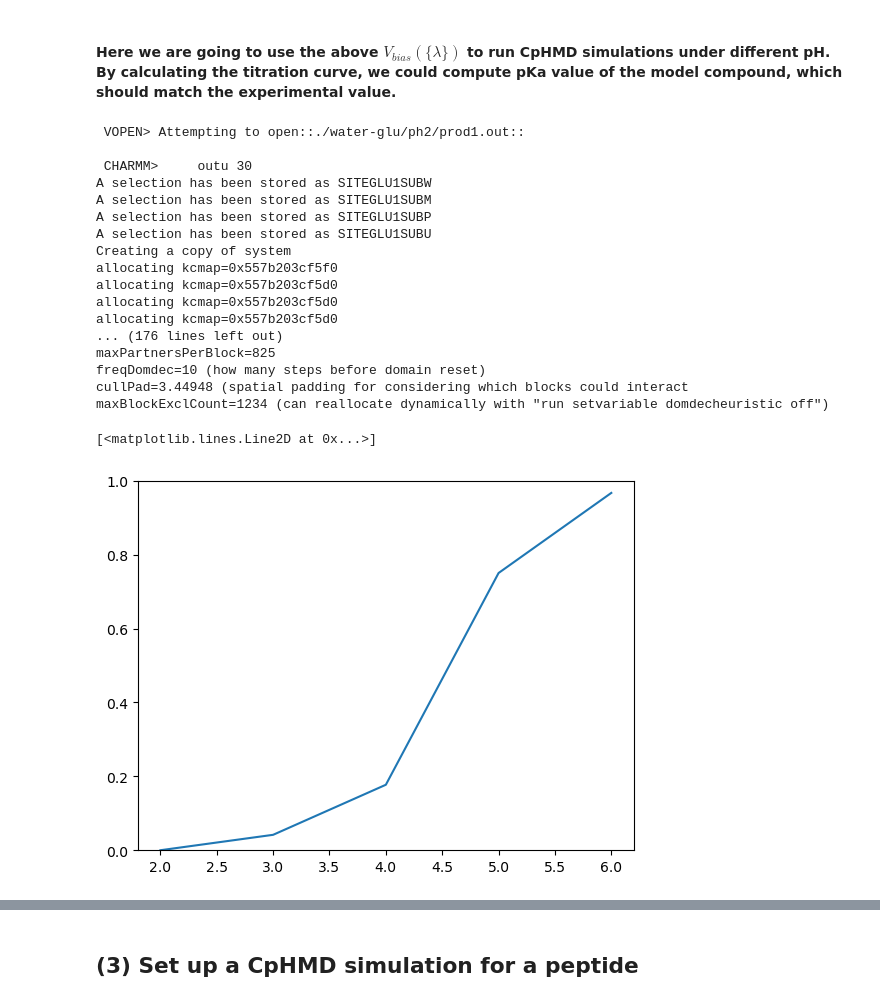
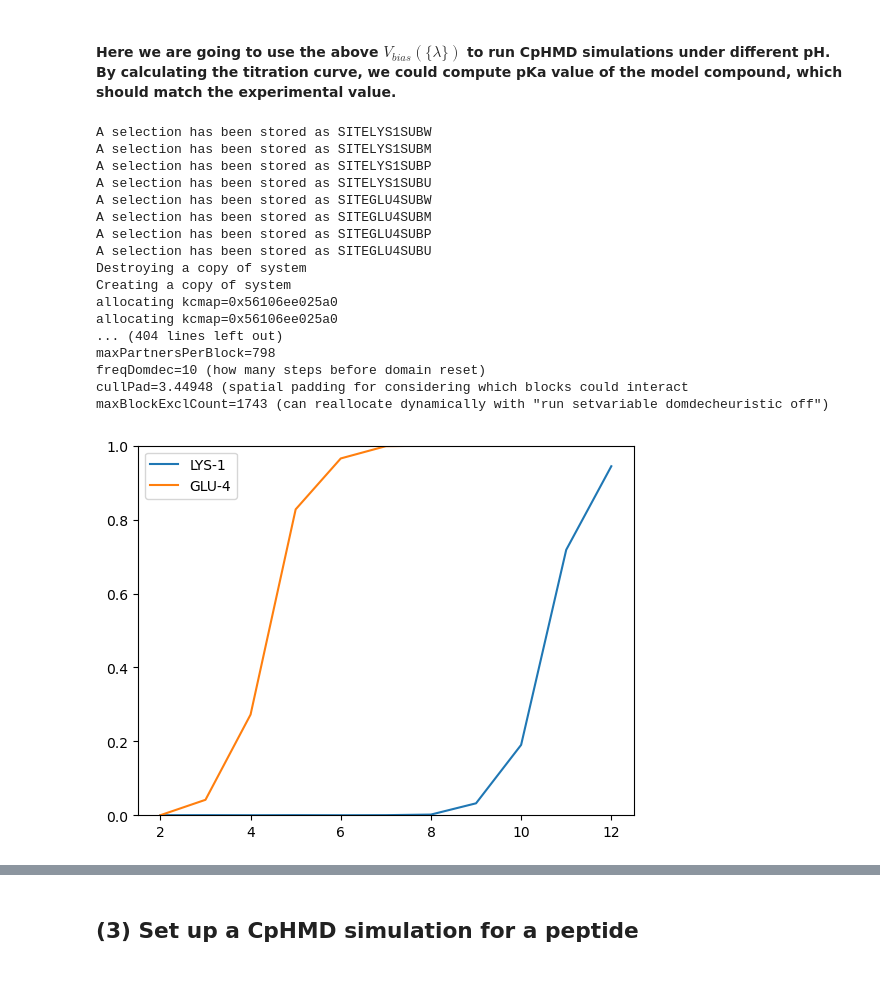
Before and after one commit to BrooksResearchGroup-UM/MSLD-Workshop, a Jupyter notebook: 7CpHMD/CpHMD.ipynb, the cells around one changed output, grey strips where cells are left out. Saved outputs shown, nothing was run; the diff lists cells and outputs as text; code cells hidden in the pictures.

Commit message:
update 7CpHMD: include peptide simulations, update figures

```diff
--- a/7CpHMD/CpHMD.ipynb
+++ b/7CpHMD/CpHMD.ipynb
@@ -932,13 +1031,15 @@ plot_fixed(1,last_run)
 # %% [markdown]
 #### Phase 2 of ALF flattening
 # %%
-phase=2        # phase in ALF flattening
-itt=None       # index for iteraction in production run
-alpha=None     # an alphabet for one of the independent runs in production
-first_run=51
-last_run=65
+if comp.upper()=='GLU' or comp.upper()=='LYS':
 
-for run in range(first_run,last_run+1):
-    if not os.path.exists(f'{wrk_dir}/analysis{run}/b_sum.dat'):
-        run_dynamics()
+    phase=2        # phase in ALF flattening
+    itt=None       # index for iteraction in production run
+    alpha=None     # an alphabet for one of the independent runs in production
+    first_run=51
+    last_run=65
+
+    for run in range(first_run,last_run+1):
+        if not os.path.exists(f'{wrk_dir}/analysis{run}/b_sum.dat'):
+            run_dynamics()
 # %%
@@ -988,6 +1087,9 @@ def run_cphmd(pH,var_fn,itt):
         set_pbc()
         define_sub(titr_res)
 
+        # if not model compound, get biasing parameters from water simulations
+        if name!='model':
+            set_variables_from_water(titr_res)
         var_df=pd.read_csv(var_fn,index_col=0,header=0)
         blk=setup_block(var_df,titr_res,pH)
         blk.run()
@@ -1084,29 +1186,38 @@ def run_cphmd(pH,var_fn,itt):
         # clear CHARMM systems for the next run
         clear_system()
 # %%
-#pH_list=[8,9,10,11,12]
-pH_list=[2,3,4,5,6]
+if comp.upper()=='LYS':
+    pH_list=[8,9,10,11,12]
+elif comp.upper()=='GLU':
+    pH_list=[2,3,4,5,6]
+else:
+    pH_list=[2,3,4,5,6,7,8,9,10,11,12]
+
+
 
 for pH in pH_list:
     for itt in range(1,2):
         if not os.path.exists(f'{wrk_dir}/ph{pH}/pdb/prod{itt}.pdb'):
-            run_cphmd(pH,f'{wrk_dir}/variables/var-run67.txt',itt)
+            if name == 'model':
+                run_cphmd(pH,f'{wrk_dir}/variables/var-run67.txt',itt)
+            else:
+                run_cphmd(pH,f'{wrk_dir}/variables/var-run1.txt',itt)
 # %% [output]
- VOPEN> Attempting to open::./water-glu/ph2/prod1.out::
-
- CHARMM>     outu 30
-A selection has been stored as SITEGLU1SUBW
-A selection has been stored as SITEGLU1SUBM
-A selection has been stored as SITEGLU1SUBP
-A selection has been stored as SITEGLU1SUBU
+A selection has been stored as SITELYS1SUBW
+A selection has been stored as SITELYS1SUBM
+A selection has been stored as SITELYS1SUBP
+A selection has been stored as SITELYS1SUBU
+A selection has been stored as SITEGLU4SUBW
+A selection has been stored as SITEGLU4SUBM
+A selection has been stored as SITEGLU4SUBP
+A selection has been stored as SITEGLU4SUBU
+Destroying a copy of system
 Creating a copy of system
-allocating kcmap=0x557b203cf5f0
-allocating kcmap=0x557b203cf5d0
-allocating kcmap=0x557b203cf5d0
-allocating kcmap=0x557b203cf5d0
-... (176 lines left out)
-maxPartnersPerBlock=825
+allocating kcmap=0x56106ee025a0
+allocating kcmap=0x56106ee025a0
+... (404 lines left out)
+maxPartnersPerBlock=798
 freqDomdec=10 (how many steps before domain reset)
 cullPad=3.44948 (spatial padding for considering which blocks could interact
-maxBlockExclCount=1234 (can reallocate dynamically with "run setvariable domdecheuristic off")
+maxBlockExclCount=1743 (can reallocate dynamically with "run setvariable domdecheuristic off")
 # %%
@@ -1140,9 +1263,12 @@ for pH in pH_list:
 # %%
-plt.ylim(0,1)
-plt.plot(pH_list,S_list)
+for aa in titr_res.keys():
+    AA=aa.upper()
+    for ires in titr_res[AA][0]:
+        plt.ylim(0,1)
+        plt.plot(pH_list,S_dict[f'{aa}{ires}'],label=f'{aa}-{ires}')
+        plt.legend()
 # %% [output]
-[<matplotlib.lines.Line2D at 0x...>]
-[figure, old version]
+[figure, new version]
 # %%
 def func(pH, pKa, n):
     return 1/(1+10**(-1*n*(pH-pKa)))
```
Also changed, not shown: parts of 18 cells of this notebook, 42 other files.
